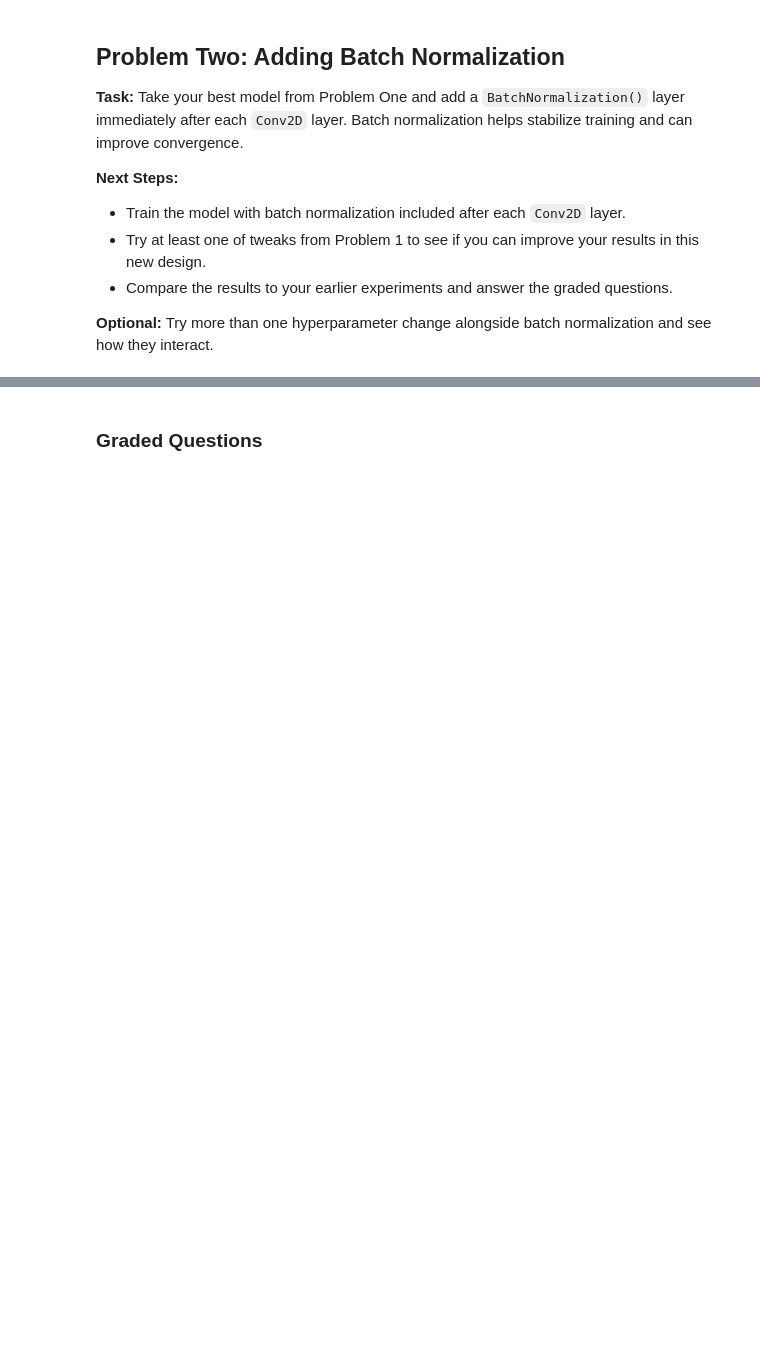
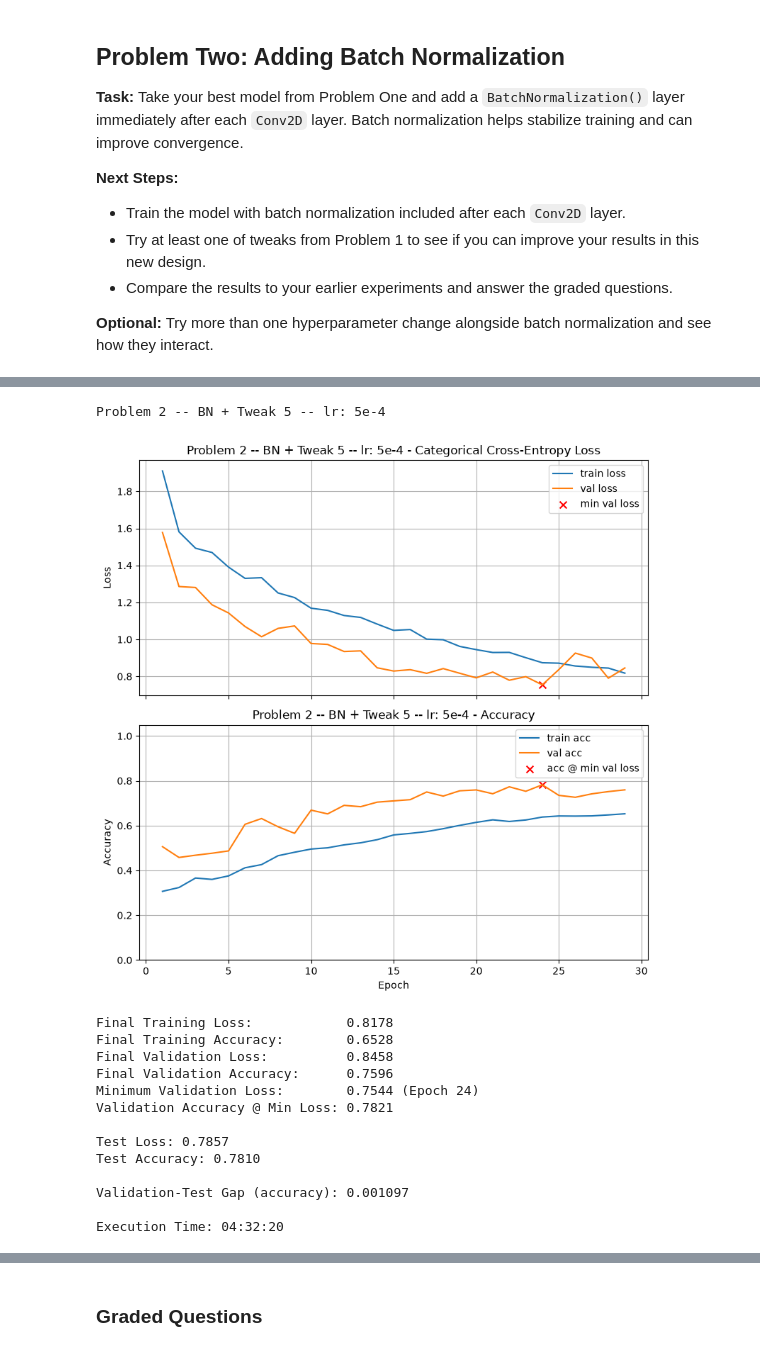
Before and after one commit to aqds-hub/Learning, a Jupyter notebook: 703/Homework_04.ipynb, the cells around one changed output, grey strips where cells are left out. Saved outputs shown, nothing was run; the diff lists cells and outputs as text; code cells hidden in the pictures; blank space fills up the shorter version.

```diff
--- a/703/Homework_04.ipynb
+++ b/703/Homework_04.ipynb
@@ -663,0 +634,38 @@ train_and_test(model_bn_dropout, lr_schedule=1e-3, title="Problem 2 -- BatchNorm
+# %%
+he = initializers.HeNormal()
+
+# Problem 2 -- Tweak 5: BN + Lower Learning Rate (5e-4)
+model_bn_tweak5 = models.Sequential([
+    Input(shape=INPUT_SHAPE),
+
+    Conv2D(32, (3,3), activation="relu", kernel_initializer=he, padding="same"),
+    BatchNormalization(),
+    MaxPooling2D(2),
+
+    Conv2D(64, (3,3), activation="relu", kernel_initializer=he, padding="same"),
+    BatchNormalization(),
+    MaxPooling2D(2),
+
+    Flatten(),
+    Dense(64, activation="relu", kernel_initializer=he),
+    Dropout(0.5),
+    Dense(num_classes, activation="softmax")
+])
+
+train_and_test(model_bn_tweak5, patience = 5, epochs=50, lr_schedule=5e-4, title="Problem 2 -- BN + Tweak 5 -- lr: 5e-4")
+# %% [output]
+Problem 2 -- BN + Tweak 5 -- lr: 5e-4
+[figure, added]
+Final Training Loss:            0.8178
+Final Training Accuracy:        0.6528
+Final Validation Loss:          0.8458
+Final Validation Accuracy:      0.7596
+Minimum Validation Loss:        0.7544 (Epoch 24)
+Validation Accuracy @ Min Loss: 0.7821
+
+Test Loss: 0.7857
+Test Accuracy: 0.7810
+
+Validation-Test Gap (accuracy): 0.001097
+
+Execution Time: 04:32:20
```
Also changed, not shown: parts of 11 cells of this notebook, 2 other files.
